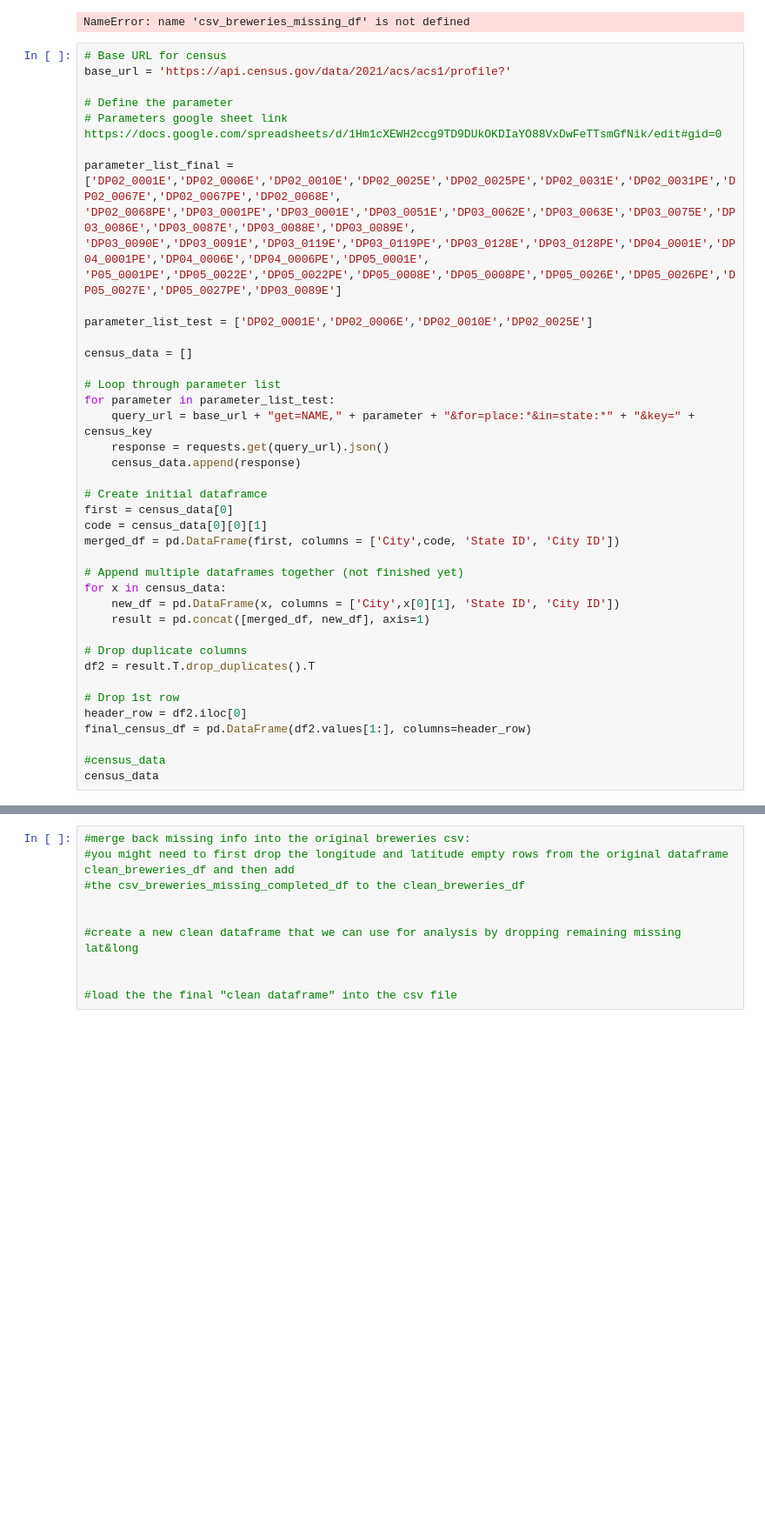
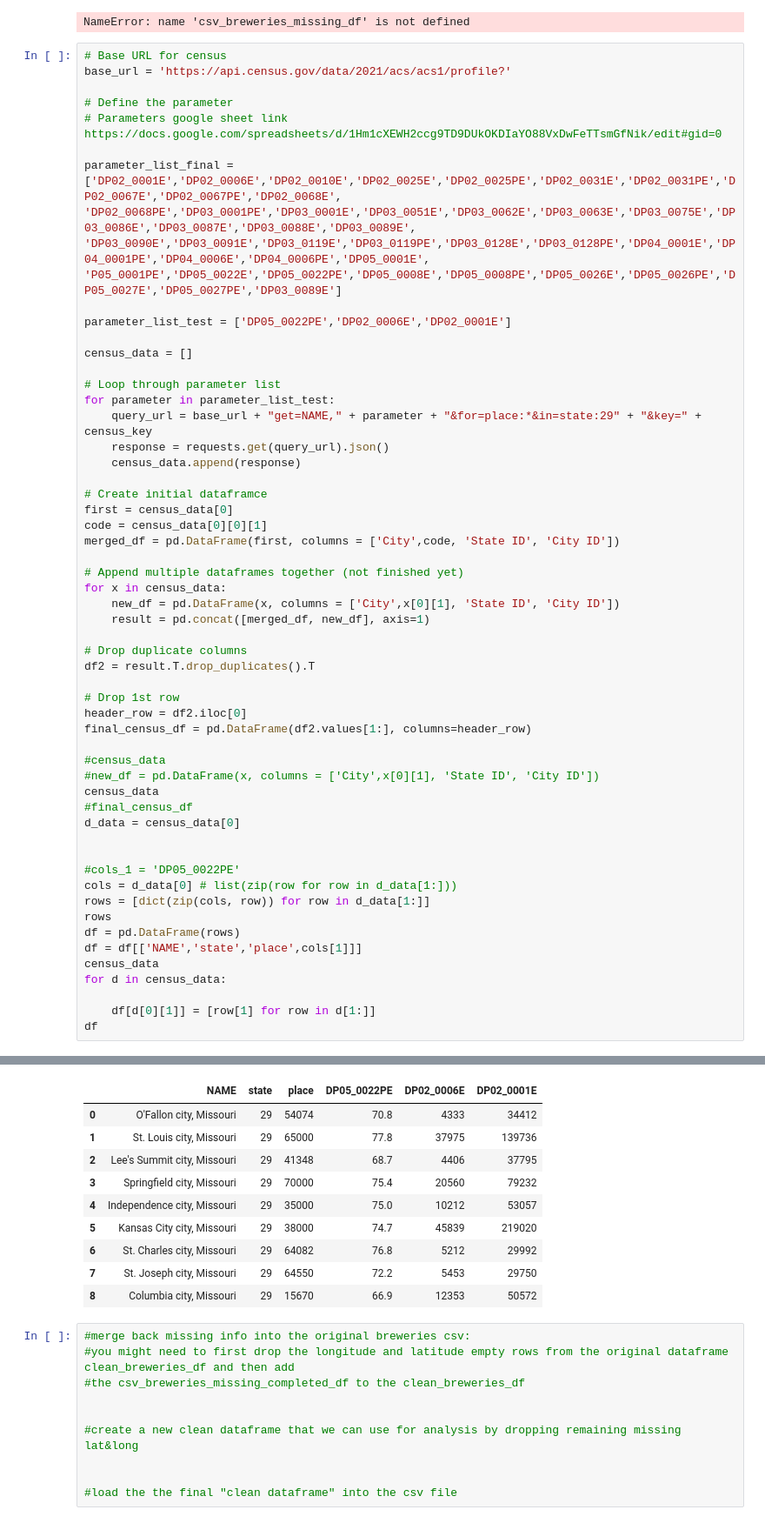
Before and after one commit to rpatel9877/project1, a Jupyter notebook: stoutistics_brew.ipynb, the cells around one changed output, grey strips where cells are left out. Shown at 87% size. Saved outputs shown, nothing was run; the diff lists cells and outputs as text; blank space fills up the shorter version.

```diff
--- a/stoutistics_brew.ipynb
+++ b/stoutistics_brew.ipynb
@@ -230,13 +230,13 @@ parameter_list_final = ['DP02_0001E','DP02_0006E','DP02_0010E','DP02_0025E','DP0
 'DP03_0090E','DP03_0091E','DP03_0119E','DP03_0119PE','DP03_0128E','DP03_0128PE','DP04_0001E','DP04_0001PE','DP04_0006E','DP04_0006PE','DP05_0001E',
 'P05_0001PE','DP05_0022E','DP05_0022PE','DP05_0008E','DP05_0008PE','DP05_0026E','DP05_0026PE','DP05_0027E','DP05_0027PE','DP03_0089E']
 
-parameter_list_test = ['DP02_0001E','DP02_0006E','DP02_0010E','DP02_0025E']
+parameter_list_test = ['DP05_0022PE','DP02_0006E','DP02_0001E']
 
 census_data = []
 
 # Loop through parameter list
 for parameter in parameter_list_test:
-    query_url = base_url + "get=NAME," + parameter + "&for=place:*&in=state:*" + "&key=" + census_key
+    query_url = base_url + "get=NAME," + parameter + "&for=place:*&in=state:29" + "&key=" + census_key
     response = requests.get(query_url).json()
     census_data.append(response)
 
@@ -258,5 +258,21 @@ header_row = df2.iloc[0]
 final_census_df = pd.DataFrame(df2.values[1:], columns=header_row)
 
 #census_data
+#new_df = pd.DataFrame(x, columns = ['City',x[0][1], 'State ID', 'City ID'])
 census_data
+#final_census_df
+d_data = census_data[0]
+
+
+#cols_1 = 'DP05_0022PE'
+cols = d_data[0] # list(zip(row for row in d_data[1:]))
+rows = [dict(zip(cols, row)) for row in d_data[1:]]
+rows
+df = pd.DataFrame(rows)
+df = df[['NAME','state','place',cols[1]]]
+census_data
+for d in census_data:
+
+    df[d[0][1]] = [row[1] for row in d[1:]]
+df
 # %% [output]
@@ -280,3 +279,13 @@ census_data
+|  | NAME | state | place | DP05_0022PE | DP02_0006E | DP02_0001E |
+| 0 | O'Fallon city, Missouri | 29 | 54074 | 70.8 | 4333 | 34412 |
+| 1 | St. Louis city, Missouri | 29 | 65000 | 77.8 | 37975 | 139736 |
+| 2 | Lee's Summit city, Missouri | 29 | 41348 | 68.7 | 4406 | 37795 |
+| 3 | Springfield city, Missouri | 29 | 70000 | 75.4 | 20560 | 79232 |
+| 4 | Independence city, Missouri | 29 | 35000 | 75.0 | 10212 | 53057 |
+| 5 | Kansas City city, Missouri | 29 | 38000 | 74.7 | 45839 | 219020 |
+| 6 | St. Charles city, Missouri | 29 | 64082 | 76.8 | 5212 | 29992 |
+| 7 | St. Joseph city, Missouri | 29 | 64550 | 72.2 | 5453 | 29750 |
+| 8 | Columbia city, Missouri | 29 | 15670 | 66.9 | 12353 | 50572 |
 # %%
 #merge back missing info into the original breweries csv:
 #you might need to first drop the longitude and latitude empty rows from the original dataframe clean_breweries_df and then add
```
Also changed, not shown: parts of 1 cell of this notebook.
